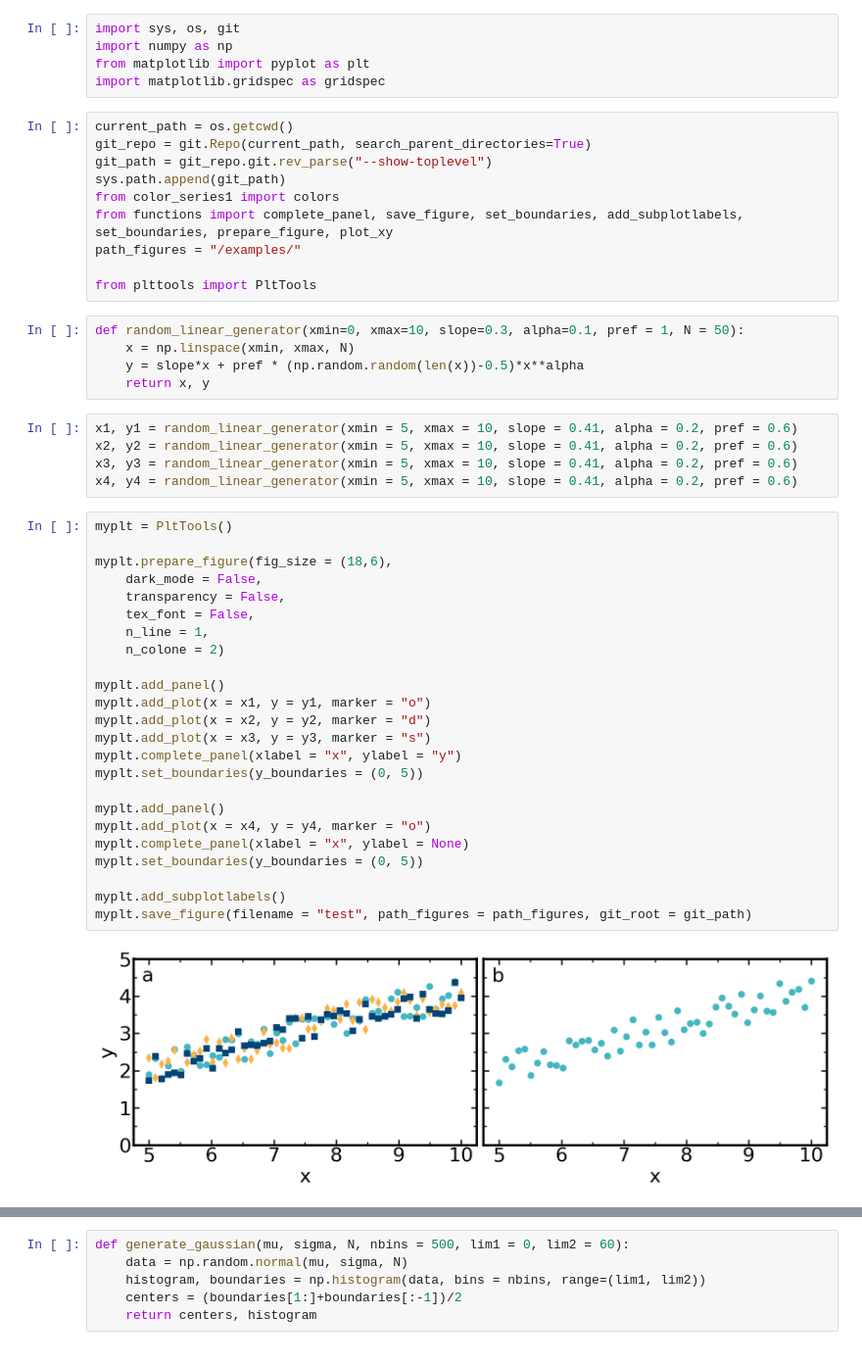
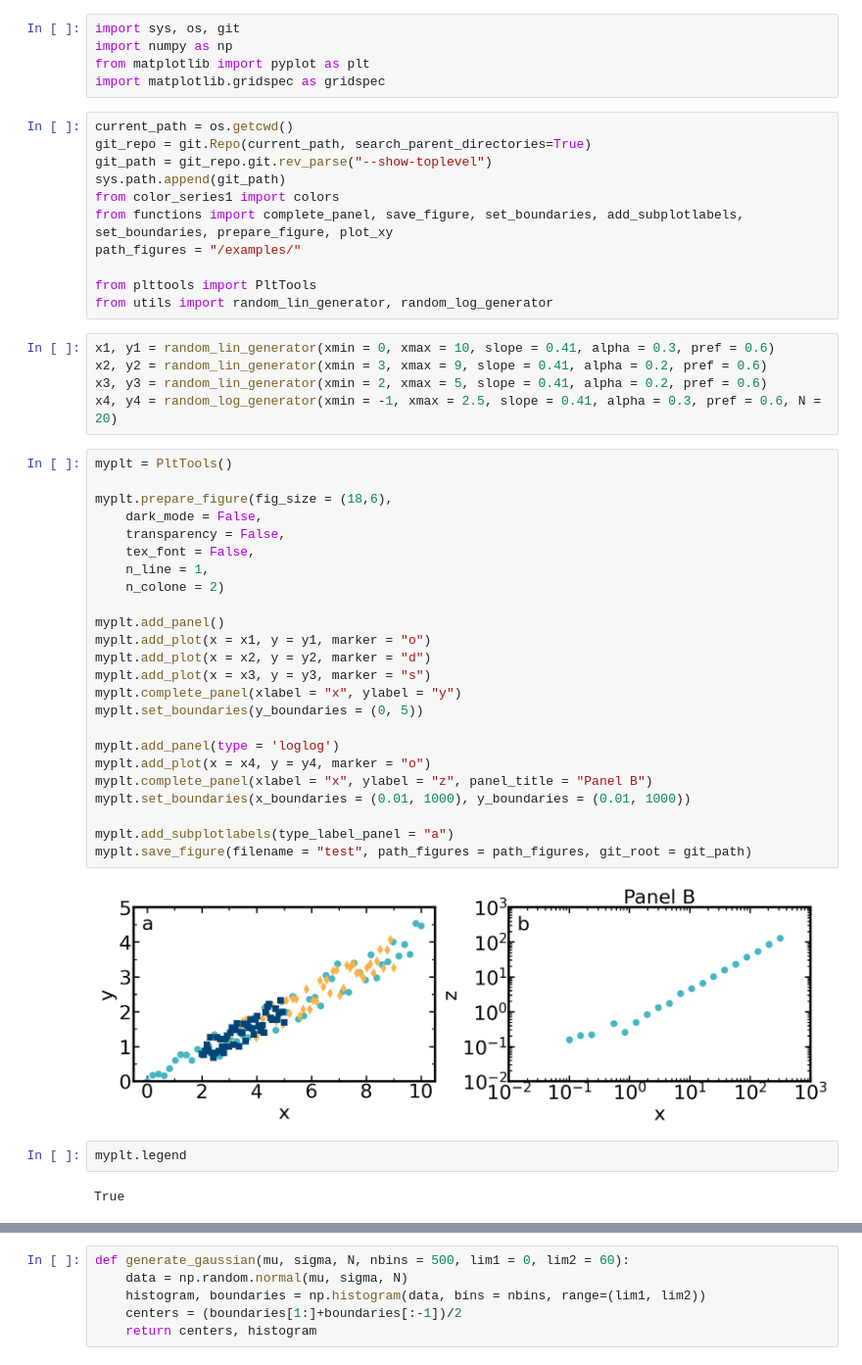
Before and after one commit to simongravelle/pyplot-perso, a Jupyter notebook: examples.ipynb, the cells around one changed output, grey strips where cells are left out. Shown: that part at 98% size. Saved outputs shown, nothing was run; the diff lists cells and outputs as text.

```diff
--- a/examples.ipynb
+++ b/examples.ipynb
@@ -13,39 +13,39 @@ from functions import complete_panel, save_figure, set_boundaries, add_subplotla
 path_figures = "/examples/"
 
 from plttools import PltTools
+from utils import random_lin_generator, random_log_generator
-# %%
-def random_linear_generator(xmin=0, xmax=10, slope=0.3, alpha=0.1, pref = 1, N = 50):
-    x = np.linspace(xmin, xmax, N)
-    y = slope*x + pref * (np.random.random(len(x))-0.5)*x**alpha
-    return x, y
 # %%
-x1, y1 = random_linear_generator(xmin = 5, xmax = 10, slope = 0.41, alpha = 0.2, pref = 0.6)
-x2, y2 = random_linear_generator(xmin = 5, xmax = 10, slope = 0.41, alpha = 0.2, pref = 0.6)
-x3, y3 = random_linear_generator(xmin = 5, xmax = 10, slope = 0.41, alpha = 0.2, pref = 0.6)
-x4, y4 = random_linear_generator(xmin = 5, xmax = 10, slope = 0.41, alpha = 0.2, pref = 0.6)
+x1, y1 = random_lin_generator(xmin = 0, xmax = 10, slope = 0.41, alpha = 0.3, pref = 0.6)
+x2, y2 = random_lin_generator(xmin = 3, xmax = 9, slope = 0.41, alpha = 0.2, pref = 0.6)
+x3, y3 = random_lin_generator(xmin = 2, xmax = 5, slope = 0.41, alpha = 0.2, pref = 0.6)
+x4, y4 = random_log_generator(xmin = -1, xmax = 2.5, slope = 0.41, alpha = 0.3, pref = 0.6, N = 20)
 # %%
 myplt = PltTools()
 
 myplt.prepare_figure(fig_size = (18,6),
     dark_mode = False,
     transparency = False,
     tex_font = False,
     n_line = 1,
     n_colone = 2)
 
 myplt.add_panel()
 myplt.add_plot(x = x1, y = y1, marker = "o")
 myplt.add_plot(x = x2, y = y2, marker = "d")
 myplt.add_plot(x = x3, y = y3, marker = "s")
 myplt.complete_panel(xlabel = "x", ylabel = "y")
 myplt.set_boundaries(y_boundaries = (0, 5))
 
-myplt.add_panel()
+myplt.add_panel(type = 'loglog')
 myplt.add_plot(x = x4, y = y4, marker = "o")
-myplt.complete_panel(xlabel = "x", ylabel = None)
-myplt.set_boundaries(y_boundaries = (0, 5))
+myplt.complete_panel(xlabel = "x", ylabel = "z", panel_title = "Panel B")
+myplt.set_boundaries(x_boundaries = (0.01, 1000), y_boundaries = (0.01, 1000))
 
-myplt.add_subplotlabels()
+myplt.add_subplotlabels(type_label_panel = "a")
 myplt.save_figure(filename = "test", path_figures = path_figures, git_root = git_path)
 # %% [output]
-[figure, old version]
+[figure, new version]
+# %%
+myplt.legend
+# %% [output]
+True
```
Also changed, not shown: parts of 3 cells of this notebook, 3 other files.
